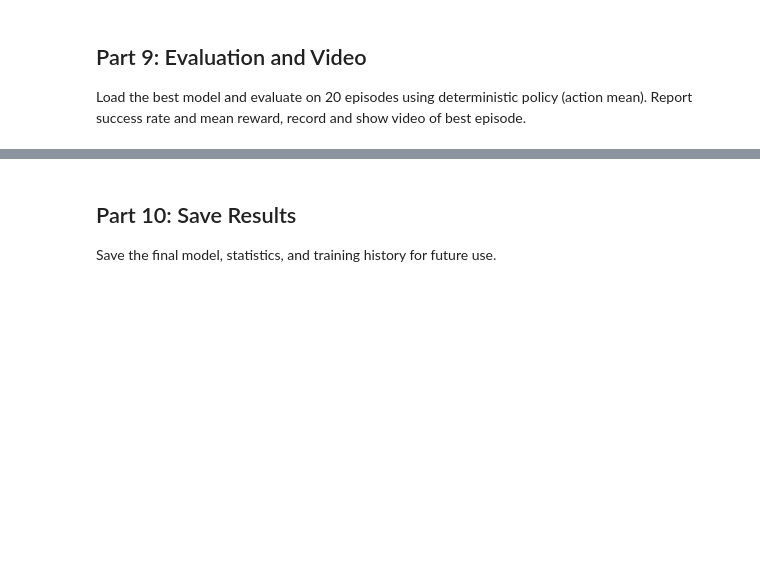
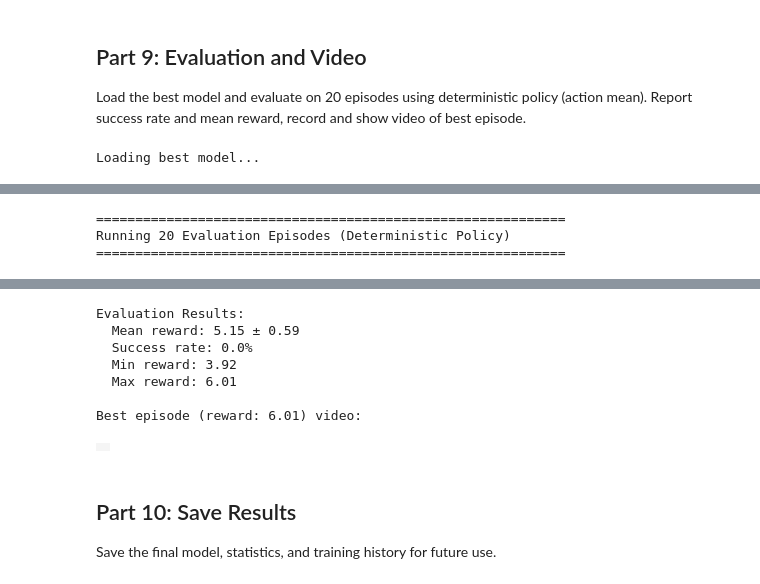
Before and after one commit to 68076012/humanoid-rl-training, a Jupyter notebook: rl_humanoid_apple.ipynb, the cells around one changed output, grey strips where cells are left out. Saved outputs shown, nothing was run; the diff lists cells and outputs as text; code cells hidden in the pictures; blank space fills up the shorter version.

```diff
--- a/rl_humanoid_apple.ipynb
+++ b/rl_humanoid_apple.ipynb
@@ -409,7 +420,7 @@ def evaluate_policy(agent: ActorCritic, num_episodes: int = 10,
 
         while not done and step_count < max_steps:
             # Convert obs to tensor
-            obs_tensor = flatten_obs(obs).unsqueeze(0).to(device)
+            obs_tensor = flatten_obs(obs).unsqueeze(0).float().to(device)
 
             # Get deterministic action (mean)
             with torch.no_grad():
@@ -473,11 +484,21 @@ def train_ppo(
 
     # Create vectorized GPU environment (NO CPUGymWrapper)
     print("\nCreating GPU vectorized environment...")
+
+    # Fix collision stack size overflow
+    from mani_skill.utils.structs.types import SimConfig, GPUMemoryConfig
+    sim_config = SimConfig(
+        gpu_memory_config=GPUMemoryConfig(
+            collision_stack_size=2**28  # 268MB - prevent buffer overflow
+        )
+    )
+
     env = gym.make(
         'UnitreeG1PlaceAppleInBowl-v1',
         num_envs=num_envs,
         obs_mode='state',
         reward_mode='normalized_dense',
+        sim_config=sim_config,
     )
 
     # Get observation and action dimensions
@@ -852,7 +919,7 @@ def record_episode(agent: ActorCritic, max_steps: int = 100,
         frames.append(frame)
 
         # Prepare observation
-        obs_tensor = flatten_obs(obs).unsqueeze(0).to(device)
+        obs_tensor = flatten_obs(obs).unsqueeze(0).float().to(device)
 
         # Get action (deterministic = action mean)
         with torch.no_grad():
@@ -930,3 +997,5 @@ print(f"  Max reward: {np.max(eval_rewards):.2f}")
 if best_frames is not None and len(best_frames) > 0:
     print(f"\nBest episode (reward: {best_reward:.2f}) video:")
     media.show_video(best_frames, fps=20)
+# %% [output]
+Loading best model...
@@ -932,0 +1003,3 @@ if best_frames is not None and len(best_frames) > 0:
+============================================================
+Running 20 Evaluation Episodes (Deterministic Policy)
+============================================================
@@ -933,3 +1026,11 @@ if best_frames is not None and len(best_frames) > 0:
+Evaluation Results:
+  Mean reward: 5.15 ± 0.59
+  Success rate: 0.0%
+  Min reward: 3.92
+  Max reward: 6.01
+
+Best episode (reward: 6.01) video:
+|  |
 # %% [markdown]
 ## Part 10: Save Results
 
```
Also changed, not shown: parts of 8 cells of this notebook, 2 other files.
